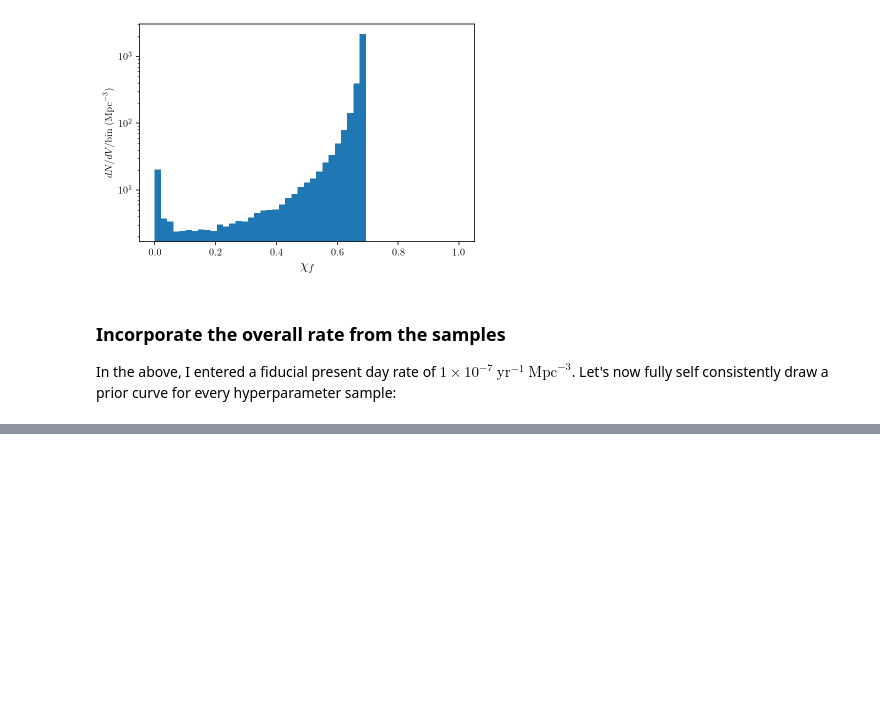
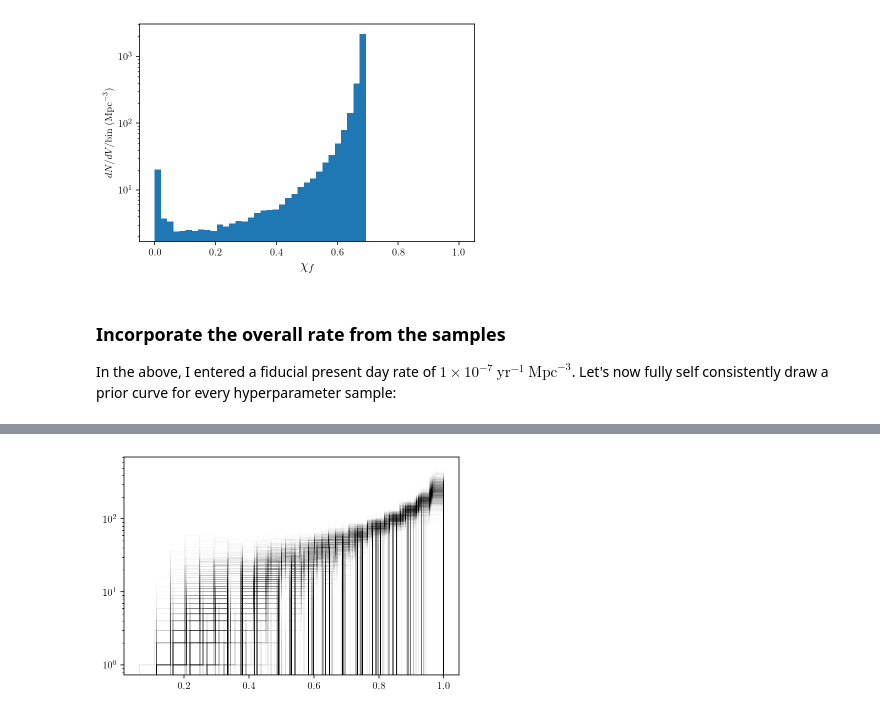
Before and after one commit to zodoctor/final_state_population, a Jupyter notebook: Final_State_Population.ipynb, the cells around one changed output, grey strips where cells are left out. Saved outputs shown, nothing was run; the diff lists cells and outputs as text; code cells hidden in the pictures; blank space fills up the shorter version.

```diff
--- a/Final_State_Population.ipynb
+++ b/Final_State_Population.ipynb
@@ -291,0 +617,6 @@ Text(0, 0.5, '$\\frac{dN}{d\\chi_f dV} (\\textrm{Mpc}^{-3})$')
+# %%
+for samples in all_samples:
+    plt.hist(samples['mass_ratio'],bins=20,histtype='step',color='k',alpha=0.01)
+plt.yscale('log')
+# %% [output]
+[figure, added]
```
Also changed, not shown: parts of 27 cells of this notebook, 1 other file.
